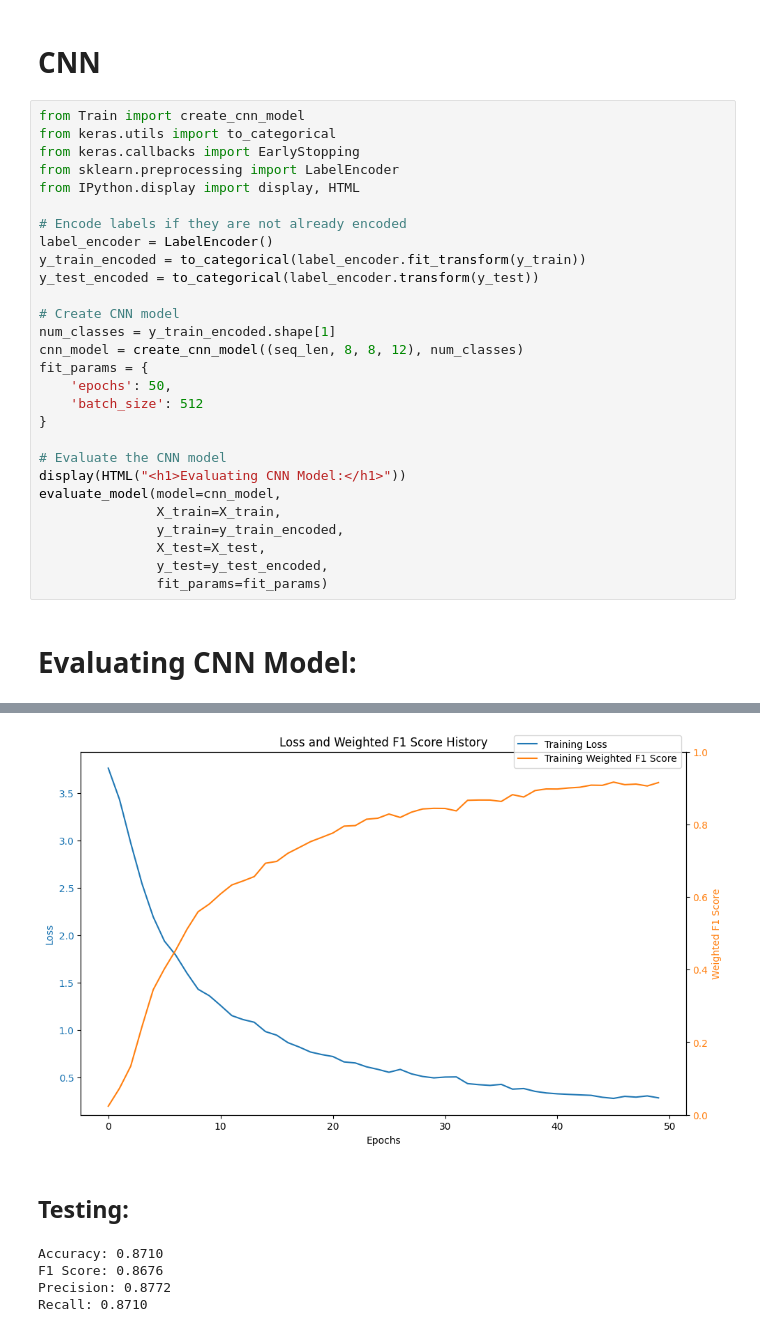
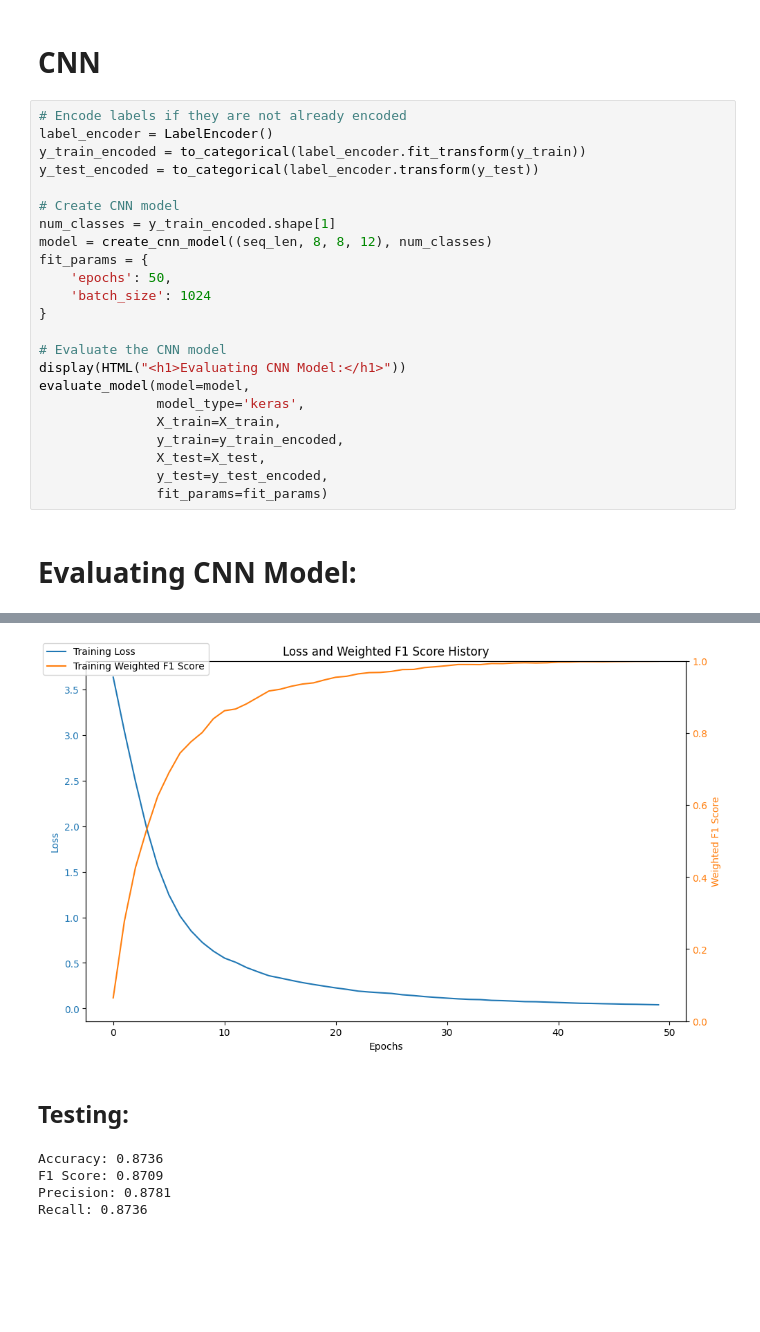
Before and after one commit to MWBruce/ChessOpeningMovePredictor, a Jupyter notebook: ChessOpeningMovePredictor.ipynb, the cells around one changed output, grey strips where cells are left out. Cells and saved outputs as stored; diff of their text form; blank space fills up the shorter version.

Commit message:
Final models

```diff
--- a/ChessOpeningMovePredictor.ipynb
+++ b/ChessOpeningMovePredictor.ipynb
@@ -50,12 +51,6 @@ Recall: 0.8720
 # %% [markdown]
 # CNN
 # %%
-from Train import create_cnn_model
-from keras.utils import to_categorical
-from keras.callbacks import EarlyStopping
-from sklearn.preprocessing import LabelEncoder
-from IPython.display import display, HTML
-
 # Encode labels if they are not already encoded
 label_encoder = LabelEncoder()
 y_train_encoded = to_categorical(label_encoder.fit_transform(y_train))
@@ -63,15 +58,16 @@ y_test_encoded = to_categorical(label_encoder.transform(y_test))
 
 # Create CNN model
 num_classes = y_train_encoded.shape[1]
-cnn_model = create_cnn_model((seq_len, 8, 8, 12), num_classes)
+model = create_cnn_model((seq_len, 8, 8, 12), num_classes)
 fit_params = {
     'epochs': 50,
-    'batch_size': 512
+    'batch_size': 1024
 }
 
 # Evaluate the CNN model
 display(HTML("<h1>Evaluating CNN Model:</h1>"))
-evaluate_model(model=cnn_model,
+evaluate_model(model=model,
+               model_type='keras',
                X_train=X_train,
                y_train=y_train_encoded,
                X_test=X_test,
@@ -100,6 +106,6 @@ Epoch 50/50
-[figure, old version]
+[figure, new version]
 Testing:
-Accuracy: 0.8710
-F1 Score: 0.8676
-Precision: 0.8772
-Recall: 0.8710
+Accuracy: 0.8736
+F1 Score: 0.8709
+Precision: 0.8781
+Recall: 0.8736
```
Also changed, not shown: parts of 14 cells of this notebook, 4 other files.
